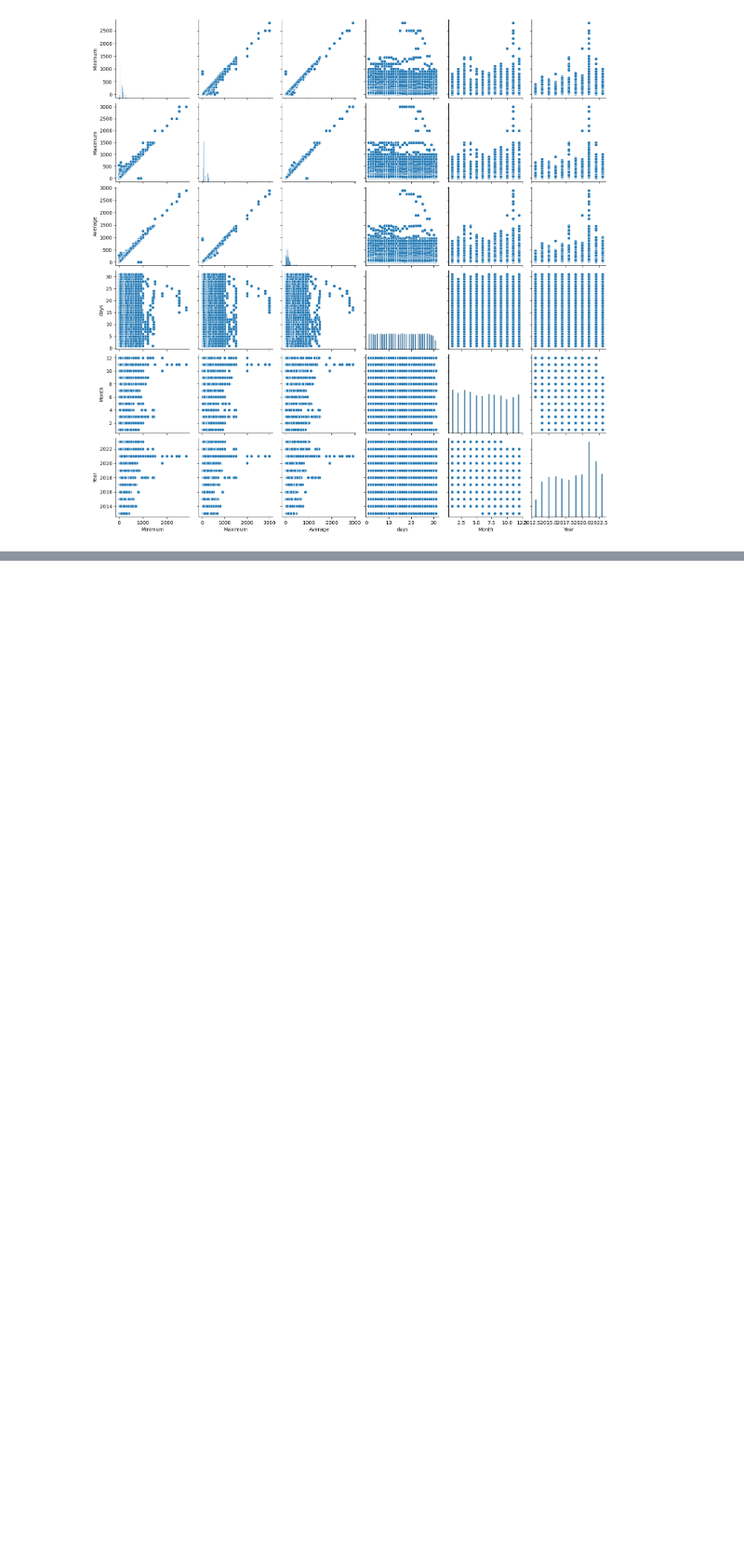
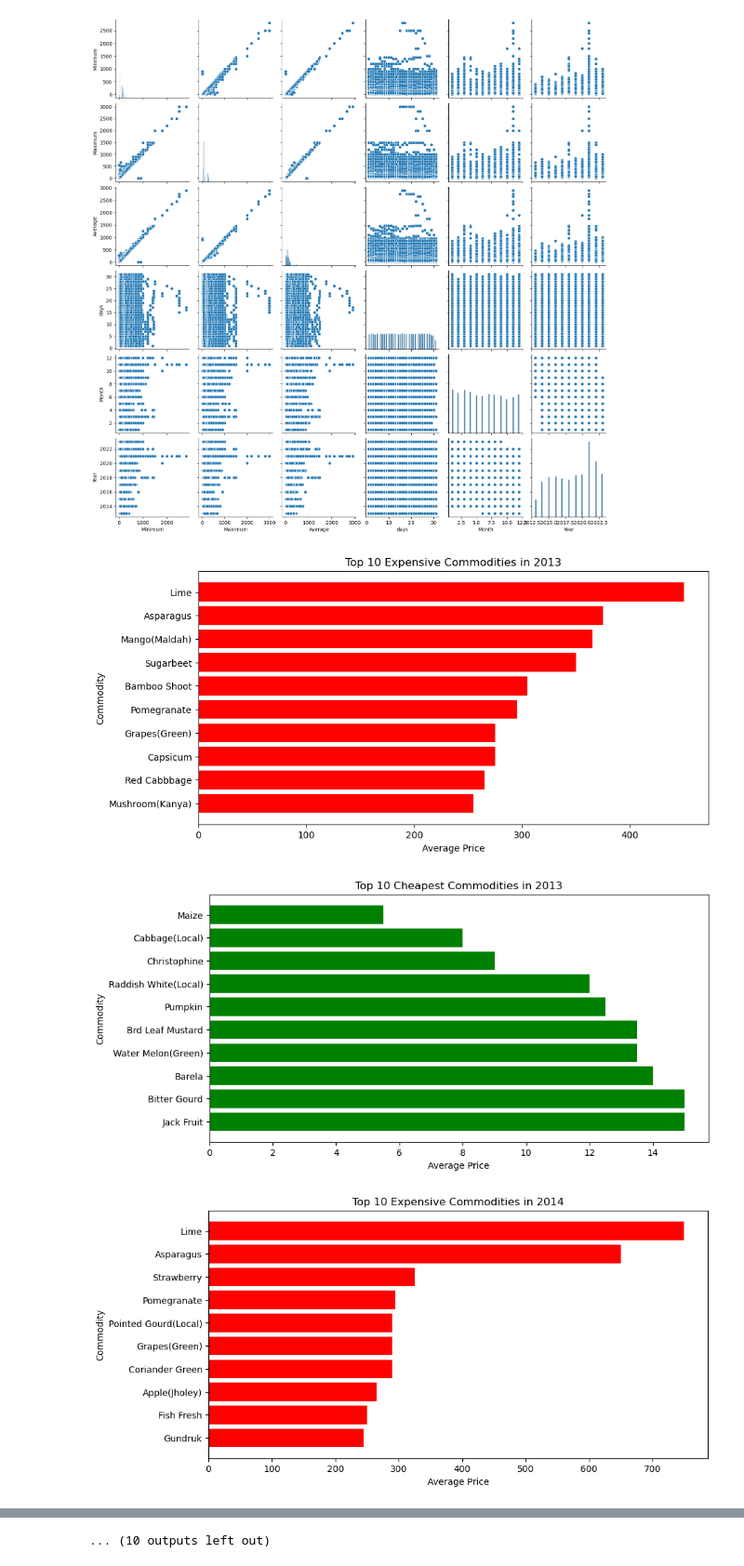
Before and after one commit to sanjip1203/kalimati-vegetable, a Jupyter notebook: kalimati-vegetable.ipynb, the cells around one changed output, grey strips where cells are left out. Shown at 93% size. Saved outputs shown, nothing was run; the diff lists cells and outputs as text; code cells hidden in the pictures; blank space fills up the shorter version.

Commit message:
cheapeat and expensive product every year

```diff
--- a/kalimati-vegetable.ipynb
+++ b/kalimati-vegetable.ipynb
@@ -234,3 +234,49 @@ sns.pairplot(df1)
 # %% [output]
 <seaborn.axisgrid.PairGrid at 0x...>
 [figure]
+# %%
+
+# Ensure correct data types
+df1['Year'] = df1['Year'].astype(int)
+df1['Average'] = df1['Average'].astype(float)
+
+# Dictionary to store results
+top_high_prices = {}
+top_low_prices = {}
+# %%
+# Iterate through each year and get top 10 high and low priced commodities
+for year in df1['Year'].unique():
+    df_year = df1[df1['Year'] == year]  # Filter data for the year
+
+    # Get unique top 10 expensive commodities
+    top_high = df_year.sort_values(by='Average', ascending=False).drop_duplicates(subset=['Commodity']).head(10)
+    top_low = df_year.sort_values(by='Average', ascending=True).drop_duplicates(subset=['Commodity']).head(10)
+
+    top_high_prices[year] = top_high
+    top_low_prices[year] = top_low
+
+    # High Price Visualization
+    plt.figure(figsize=(10, 5))
+    plt.barh(top_high['Commodity'], top_high['Average'], color='red')
+    plt.xlabel("Average Price")
+    plt.ylabel("Commodity")
+    plt.title(f"Top 10 Expensive Commodities in {year}")
+    plt.gca().invert_yaxis()
+    plt.show()
+
+    # Low Price Visualization
+    plt.figure(figsize=(10, 5))
+    plt.barh(top_low['Commodity'], top_low['Average'], color='green')
+    plt.xlabel("Average Price")
+    plt.ylabel("Commodity")
+    plt.title(f"Top 10 Cheapest Commodities in {year}")
+    plt.gca().invert_yaxis()
+    plt.show()
+    print(" ")
+    print(" ")
+    print(" ")
+    print(" ")
+# %% [output]
+[figure, added]
+[figure, added]
+[figure, added]
@@ -236,0 +292 @@ sns.pairplot(df1)
+... (10 outputs left out)
```
Also changed, not shown: parts of 1 cell of this notebook.
